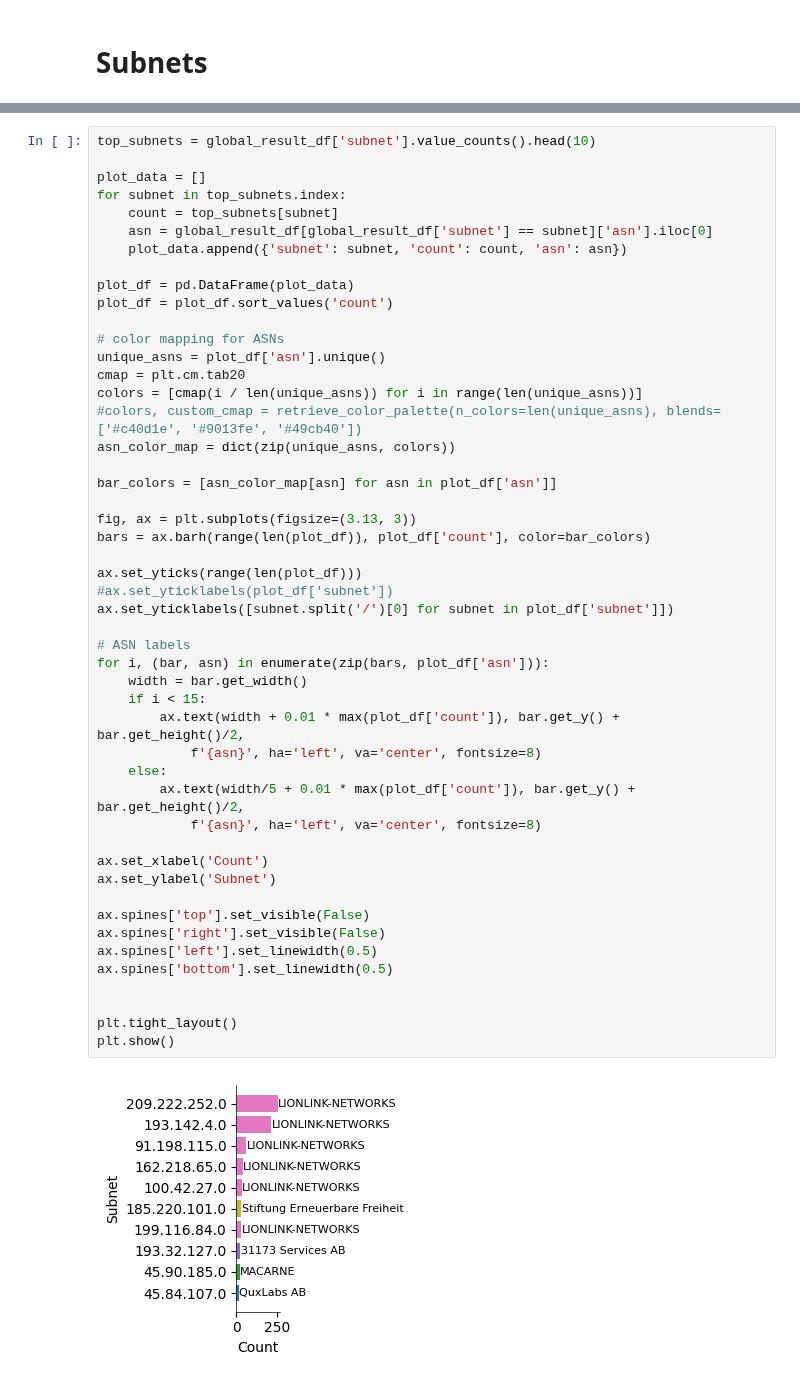
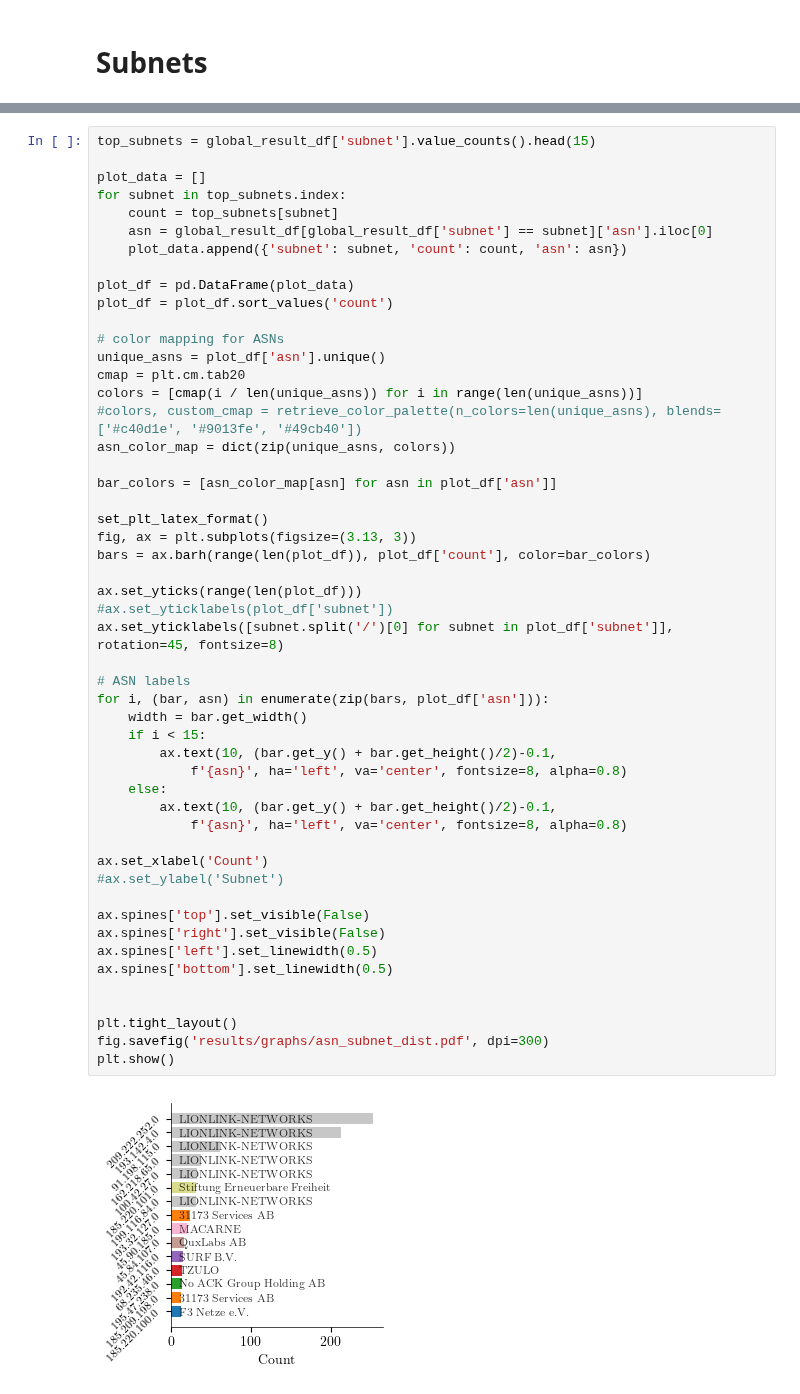
Before and after one commit to ykpyck/monero-traffic-analysis, a Jupyter notebook: exploration_comb.ipynb, the cells around one changed output, grey strips where cells are left out. Drawn from its saved outputs; the diff is of its cells as text.

```diff
--- a/exploration_comb.ipynb
+++ b/exploration_comb.ipynb
@@ -377,5 +376,5 @@ Name: count, dtype: int64
 # %%
-top_subnets = global_result_df['subnet'].value_counts().head(10)
+top_subnets = global_result_df['subnet'].value_counts().head(15)
 
 plot_data = []
 for subnet in top_subnets.index:
@@ -391,37 +390,39 @@ unique_asns = plot_df['asn'].unique()
 cmap = plt.cm.tab20
 colors = [cmap(i / len(unique_asns)) for i in range(len(unique_asns))]
 #colors, custom_cmap = retrieve_color_palette(n_colors=len(unique_asns), blends=['#c40d1e', '#9013fe', '#49cb40'])
 asn_color_map = dict(zip(unique_asns, colors))
 
 bar_colors = [asn_color_map[asn] for asn in plot_df['asn']]
 
+set_plt_latex_format()
 fig, ax = plt.subplots(figsize=(3.13, 3))
 bars = ax.barh(range(len(plot_df)), plot_df['count'], color=bar_colors)
 
 ax.set_yticks(range(len(plot_df)))
 #ax.set_yticklabels(plot_df['subnet'])
-ax.set_yticklabels([subnet.split('/')[0] for subnet in plot_df['subnet']])
+ax.set_yticklabels([subnet.split('/')[0] for subnet in plot_df['subnet']], rotation=45, fontsize=8)
 
 # ASN labels
 for i, (bar, asn) in enumerate(zip(bars, plot_df['asn'])):
     width = bar.get_width()
     if i < 15:
-        ax.text(width + 0.01 * max(plot_df['count']), bar.get_y() + bar.get_height()/2,
-            f'{asn}', ha='left', va='center', fontsize=8)
+        ax.text(10, (bar.get_y() + bar.get_height()/2)-0.1,
+            f'{asn}', ha='left', va='center', fontsize=8, alpha=0.8)
     else:
-        ax.text(width/5 + 0.01 * max(plot_df['count']), bar.get_y() + bar.get_height()/2,
-            f'{asn}', ha='left', va='center', fontsize=8)
+        ax.text(10, (bar.get_y() + bar.get_height()/2)-0.1,
+            f'{asn}', ha='left', va='center', fontsize=8, alpha=0.8)
 
 ax.set_xlabel('Count')
-ax.set_ylabel('Subnet')
+#ax.set_ylabel('Subnet')
 
 ax.spines['top'].set_visible(False)
 ax.spines['right'].set_visible(False)
 ax.spines['left'].set_linewidth(0.5)
 ax.spines['bottom'].set_linewidth(0.5)
 
 
 plt.tight_layout()
+fig.savefig('results/graphs/asn_subnet_dist.pdf', dpi=300)
 plt.show()
 # %% [output]
-[figure, old version]
+[figure, new version]
```
Also changed, not shown: parts of 1 cell of this notebook, 10 other files.
